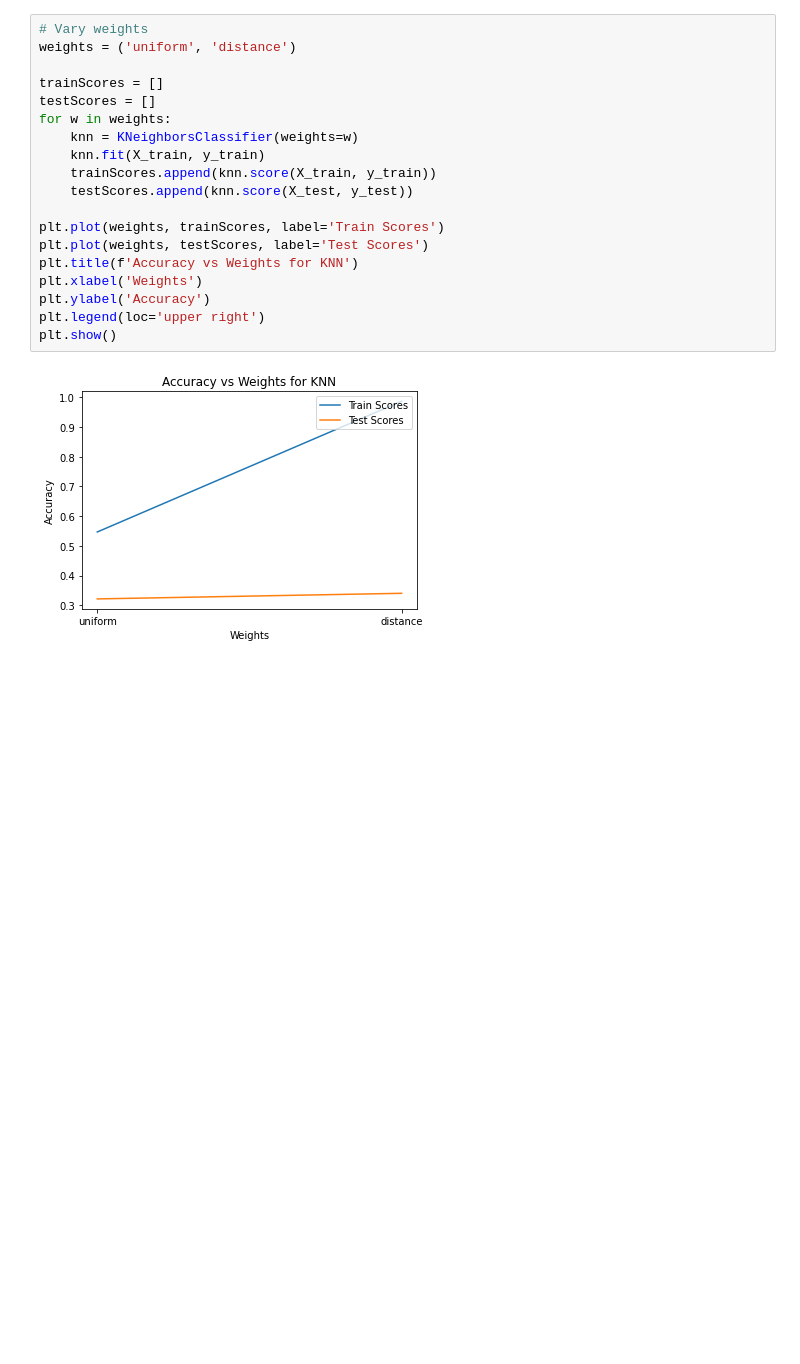
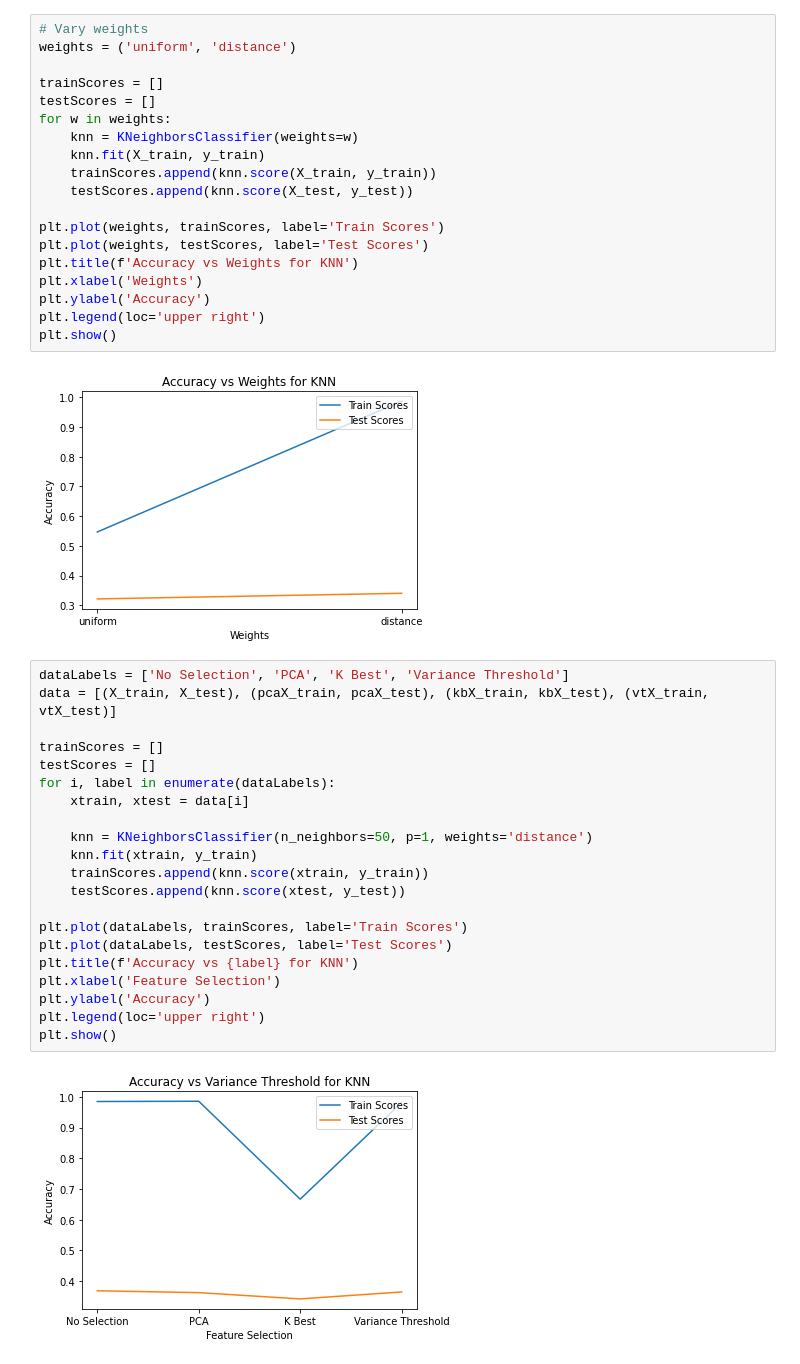
Before and after one commit to RoryEagle/cs9417_aiCaramba, a Jupyter notebook: knn.ipynb, the cells around one changed output. Drawn from its saved outputs; the diff is of its cells as text; blank space fills up the shorter version.

```diff
--- a/knn.ipynb
+++ b/knn.ipynb
@@ -156,6 +147,29 @@ plt.legend(loc='upper right')
 plt.show()
 # %% [output]
 [figure]
+# %%
+dataLabels = ['No Selection', 'PCA', 'K Best', 'Variance Threshold']
+data = [(X_train, X_test), (pcaX_train, pcaX_test), (kbX_train, kbX_test), (vtX_train, vtX_test)]
+
+trainScores = []
+testScores = []
+for i, label in enumerate(dataLabels):
+    xtrain, xtest = data[i]
+
+    knn = KNeighborsClassifier(n_neighbors=50, p=1, weights='distance')
+    knn.fit(xtrain, y_train)
+    trainScores.append(knn.score(xtrain, y_train))
+    testScores.append(knn.score(xtest, y_test))
+
+plt.plot(dataLabels, trainScores, label='Train Scores')
+plt.plot(dataLabels, testScores, label='Test Scores')
+plt.title(f'Accuracy vs {label} for KNN')
+plt.xlabel('Feature Selection')
+plt.ylabel('Accuracy')
+plt.legend(loc='upper right')
+plt.show()
+# %% [output]
+[figure, added]
 # %%
 # Best parameters
 
```
Also changed, not shown: parts of 3 cells of this notebook.
